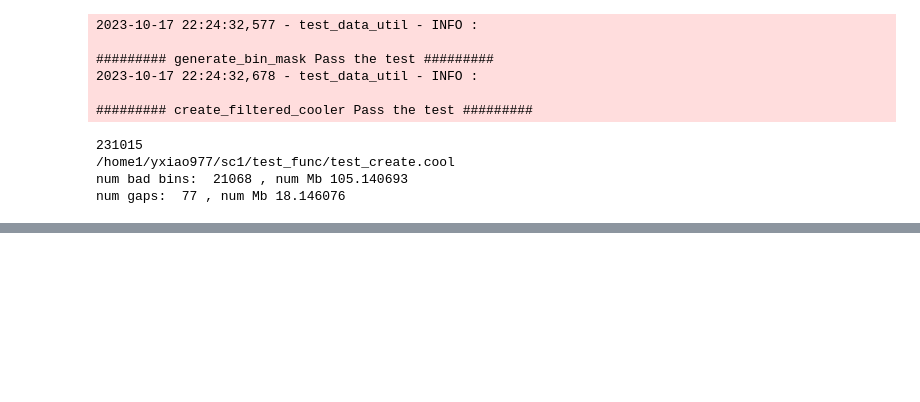
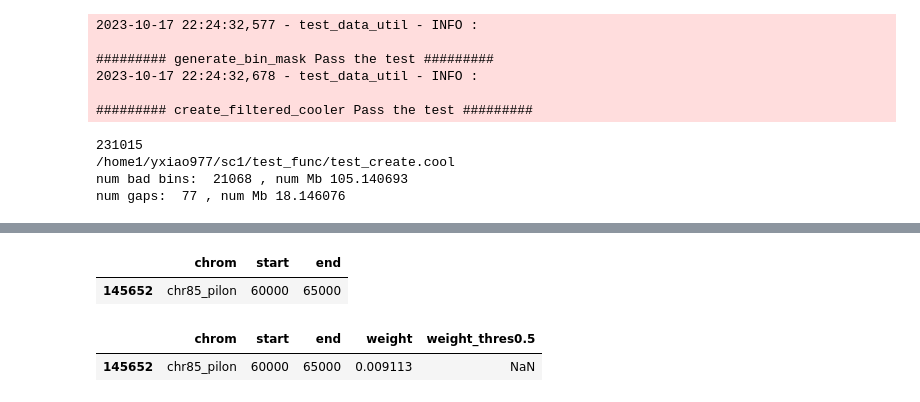
Before and after one commit to Yaoyx/Akita_dinoflagellate, a Jupyter notebook: Test.ipynb, the cells around one changed output, grey strips where cells are left out. Drawn from its saved outputs; the diff is of its cells as text; code cells hidden in the pictures; blank space fills up the shorter version.

```diff
--- a/Test.ipynb
+++ b/Test.ipynb
@@ -112,0 +104,12 @@ bool
+# %%
+# zoomified filtered
+clr3.bins().fetch('chr85_pilon:60000-65000')
+# %% [output]
+|  | chrom | start | end |
+| 145652 | chr85_pilon | 60000 | 65000 |
+# %%
+# original
+clr2.bins().fetch('chr85_pilon:60000-65000')
+# %% [output]
+|  | chrom | start | end | weight | weight_thres0.5 |
+| 145652 | chr85_pilon | 60000 | 65000 | 0.009113 | NaN |
```
Also changed, not shown: parts of 11 cells of this notebook, 7 other files.
